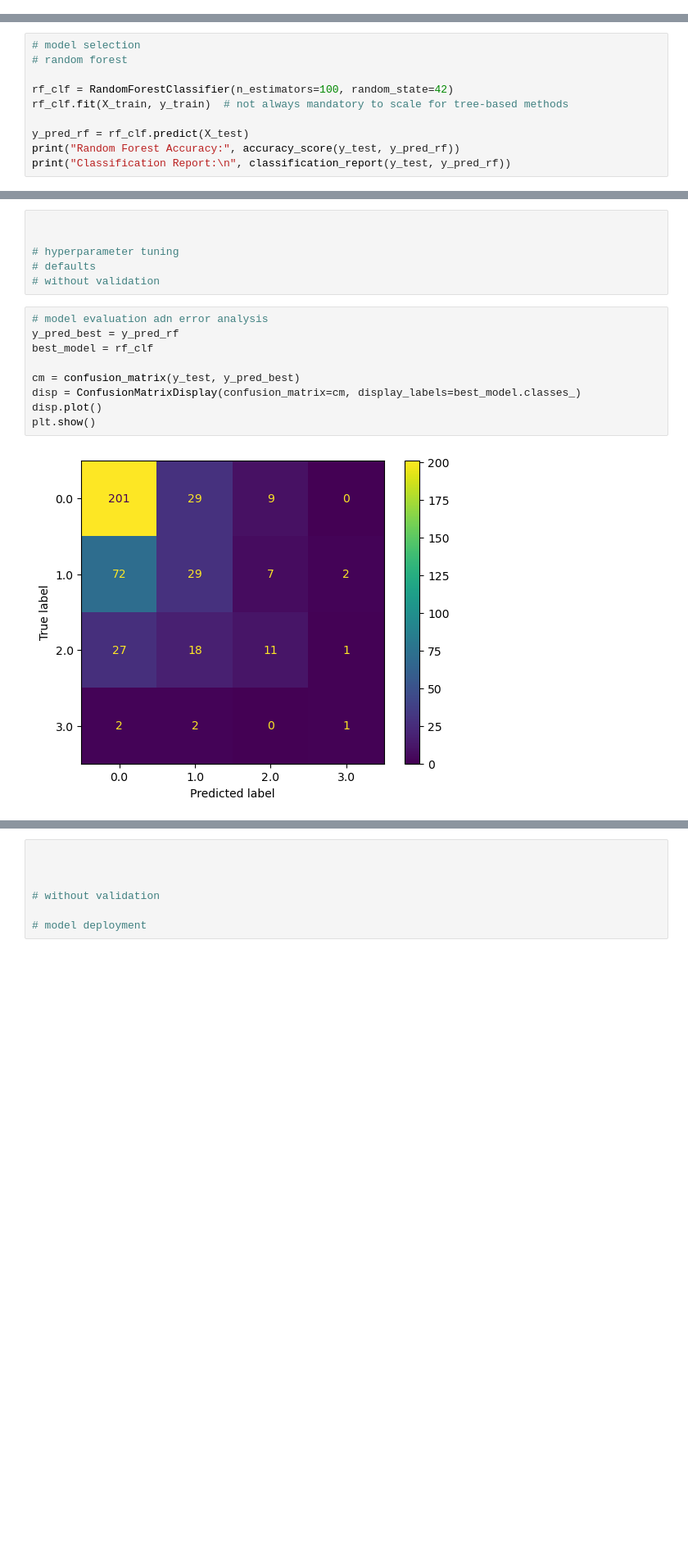
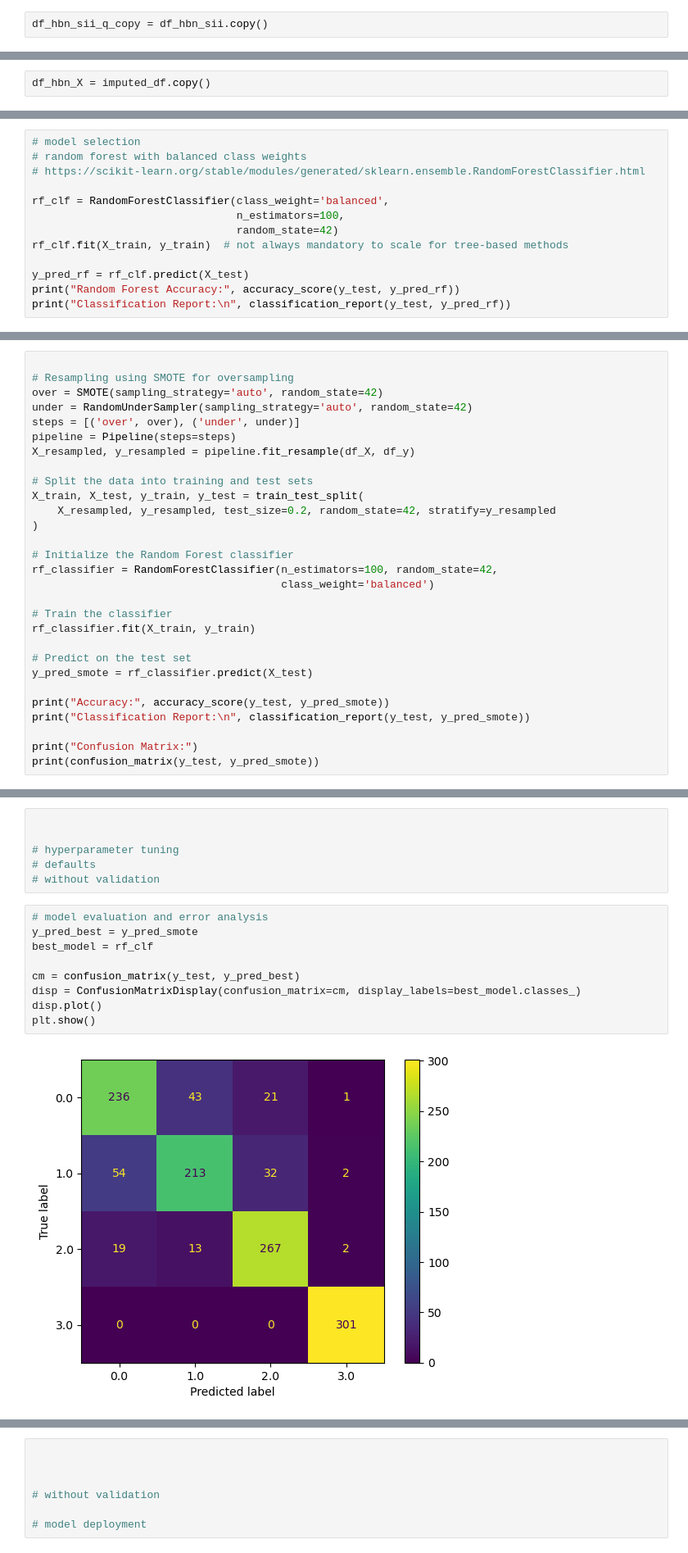
Before and after one commit to alicheh/ai-bootcamp-project1, a Jupyter notebook: notebooks/ml_classification_ssi.ipynb, the cells around one changed output, grey strips where cells are left out. Shown at 82% size. Drawn from its saved outputs; the diff is of its cells as text; blank space fills up the shorter version.

Commit message:
Add SMOTE for imbalanced classification

```diff
--- a/notebooks/ml_classification_ssi.ipynb
+++ b/notebooks/ml_classification_ssi.ipynb
@@ -121,3 +128,5 @@ msno.matrix(df_hbn_sii_q)
 # %% [output]
 <Axes: >
 [figure]
+# %%
+df_hbn_sii_q_copy = df_hbn_sii.copy()
@@ -280,3 +366,5 @@ None
+# %%
+df_hbn_X = imputed_df.copy()
 # %%
 
 # encode categorical variables
@@ -299,9 +416,12 @@ X_train, X_test, y_train, y_test = train_test_split(
 # feature scaling
 # %%
 # model selection
-# random forest
+# random forest with balanced class weights
+# https://scikit-learn.org/stable/modules/generated/sklearn.ensemble.RandomForestClassifier.html
 
-rf_clf = RandomForestClassifier(n_estimators=100, random_state=42)
+rf_clf = RandomForestClassifier(class_weight='balanced',
+                                n_estimators=100,
+                                random_state=42)
 rf_clf.fit(X_train, y_train)  # not always mandatory to scale for tree-based methods
 
 y_pred_rf = rf_clf.predict(X_test)
@@ -322,0 +470,29 @@ weighted avg       0.55      0.59      0.55       411
+# %%
+
+# Resampling using SMOTE for oversampling
+over = SMOTE(sampling_strategy='auto', random_state=42)
+under = RandomUnderSampler(sampling_strategy='auto', random_state=42)
+steps = [('over', over), ('under', under)]
+pipeline = Pipeline(steps=steps)
+X_resampled, y_resampled = pipeline.fit_resample(df_X, df_y)
+
+# Split the data into training and test sets
+X_train, X_test, y_train, y_test = train_test_split(
+    X_resampled, y_resampled, test_size=0.2, random_state=42, stratify=y_resampled
+)
+
+# Initialize the Random Forest classifier
+rf_classifier = RandomForestClassifier(n_estimators=100, random_state=42,
+                                       class_weight='balanced')
+
+# Train the classifier
+rf_classifier.fit(X_train, y_train)
+
+# Predict on the test set
+y_pred_smote = rf_classifier.predict(X_test)
+
+print("Accuracy:", accuracy_score(y_test, y_pred_smote))
+print("Classification Report:\n", classification_report(y_test, y_pred_smote))
+
+print("Confusion Matrix:")
+print(confusion_matrix(y_test, y_pred_smote))
@@ -327,16 +522,16 @@ weighted avg       0.55      0.59      0.55       411
 # defaults
 # without validation
 # %%
-# model evaluation adn error analysis
-y_pred_best = y_pred_rf
+# model evaluation and error analysis
+y_pred_best = y_pred_smote
 best_model = rf_clf
 
 cm = confusion_matrix(y_test, y_pred_best)
 disp = ConfusionMatrixDisplay(confusion_matrix=cm, display_labels=best_model.classes_)
 disp.plot()
 plt.show()
 # %% [output]
-[figure, old version]
+[figure, new version]
 # %%
 
 
```
Also changed, not shown: parts of 21 cells of this notebook, 2 other files.
